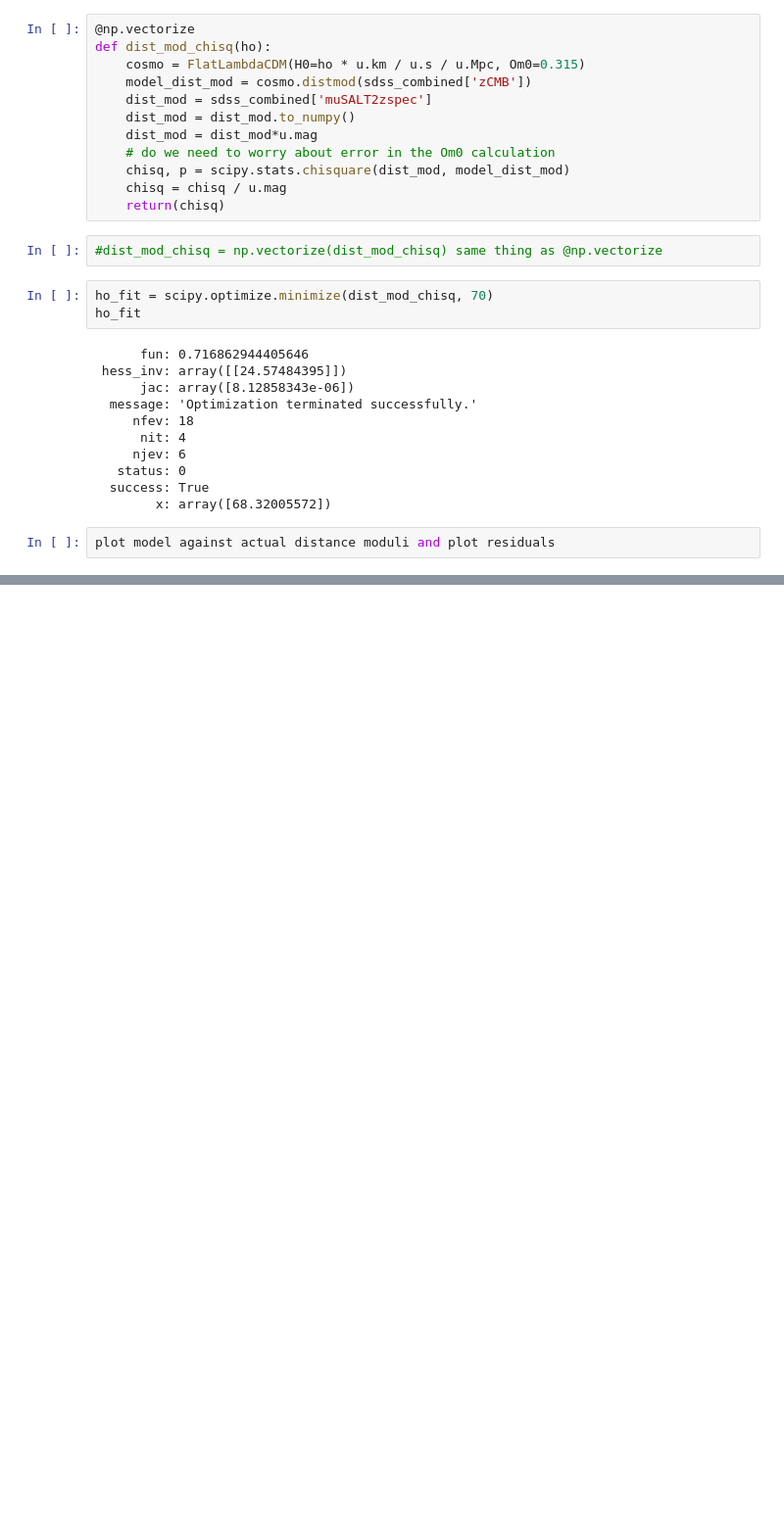
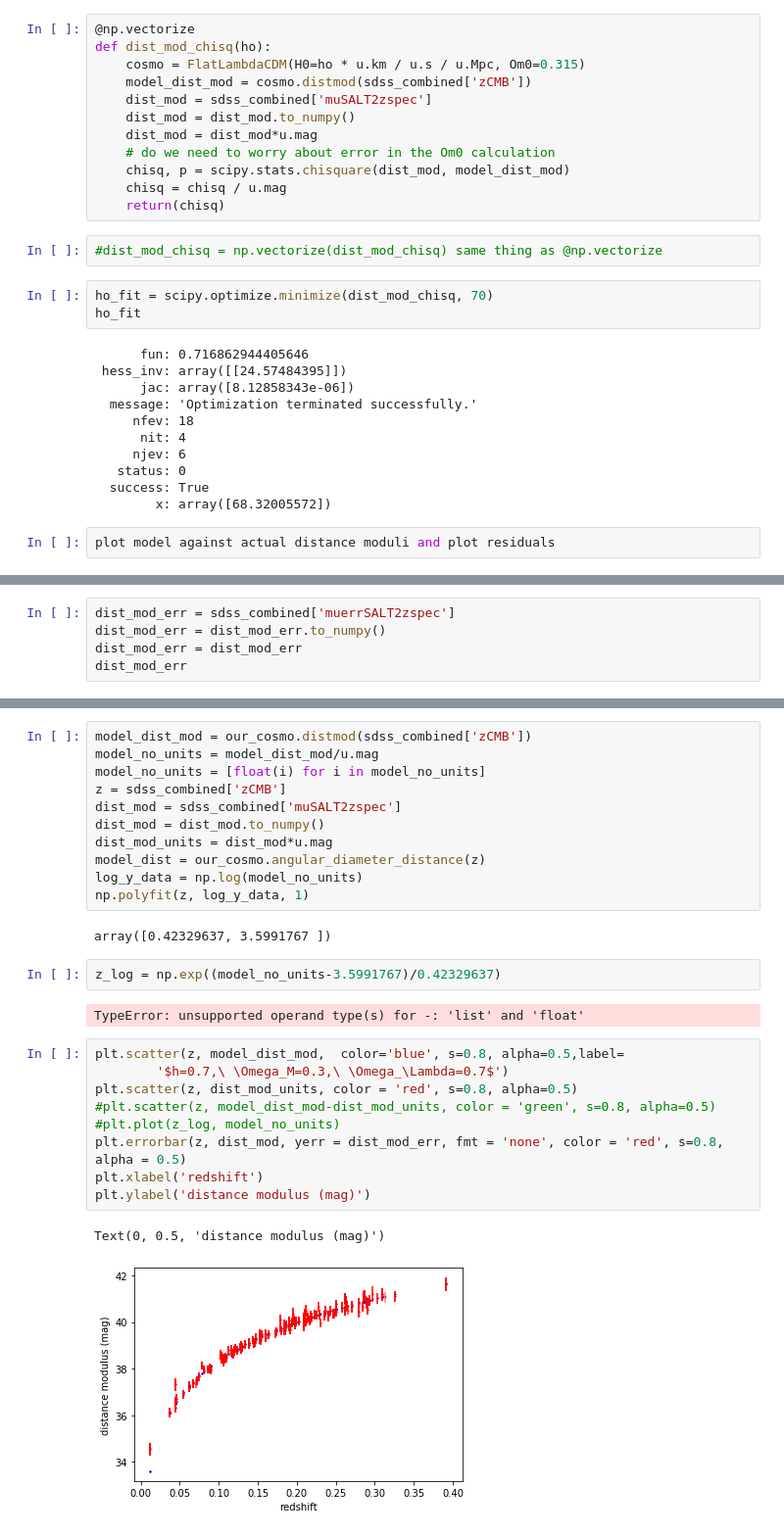
Before and after one commit to mwvgroup/SN-Spectral-Evolution, a Jupyter notebook: notebooks/hubble_resid.ipynb, the cells around one changed output, grey strips where cells are left out. Shown at 98% size. Drawn from its saved outputs; the diff is of its cells as text; blank space fills up the shorter version.

```diff
--- a/notebooks/hubble_resid.ipynb
+++ b/notebooks/hubble_resid.ipynb
@@ -69,0 +100,5 @@ plot model against actual distance moduli and plot residuals
+# %%
+dist_mod_err = sdss_combined['muerrSALT2zspec']
+dist_mod_err = dist_mod_err.to_numpy()
+dist_mod_err = dist_mod_err
+dist_mod_err
@@ -69,0 +123,29 @@ plot model against actual distance moduli and plot residuals
+# %%
+model_dist_mod = our_cosmo.distmod(sdss_combined['zCMB'])
+model_no_units = model_dist_mod/u.mag
+model_no_units = [float(i) for i in model_no_units]
+z = sdss_combined['zCMB']
+dist_mod = sdss_combined['muSALT2zspec']
+dist_mod = dist_mod.to_numpy()
+dist_mod_units = dist_mod*u.mag
+model_dist = our_cosmo.angular_diameter_distance(z)
+log_y_data = np.log(model_no_units)
+np.polyfit(z, log_y_data, 1)
+# %% [output]
+array([0.42329637, 3.5991767 ])
+# %%
+z_log = np.exp((model_no_units-3.5991767)/0.42329637)
+# %% [output]
+TypeError: unsupported operand type(s) for -: 'list' and 'float'
+# %%
+plt.scatter(z, model_dist_mod,  color='blue', s=0.8, alpha=0.5,label=
+        '$h=0.7,\ \Omega_M=0.3,\ \Omega_\Lambda=0.7$')
+plt.scatter(z, dist_mod_units, color = 'red', s=0.8, alpha=0.5)
+#plt.scatter(z, model_dist_mod-dist_mod_units, color = 'green', s=0.8, alpha=0.5)
+#plt.plot(z_log, model_no_units)
+plt.errorbar(z, dist_mod, yerr = dist_mod_err, fmt = 'none', color = 'red', s=0.8, alpha = 0.5)
+plt.xlabel('redshift')
+plt.ylabel('distance modulus (mag)')
+# %% [output]
+Text(0, 0.5, 'distance modulus (mag)')
+[figure, added]
```
Also changed, not shown: parts of 6 cells of this notebook.
